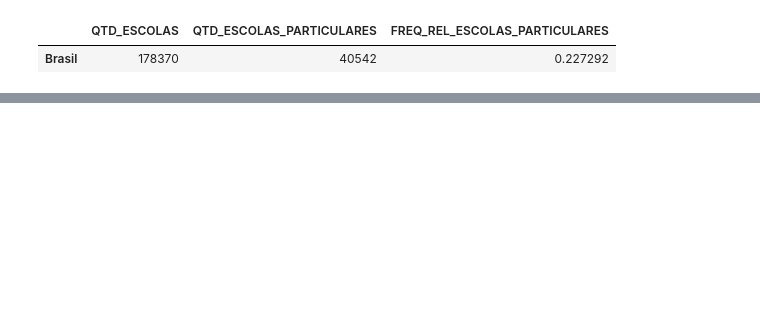
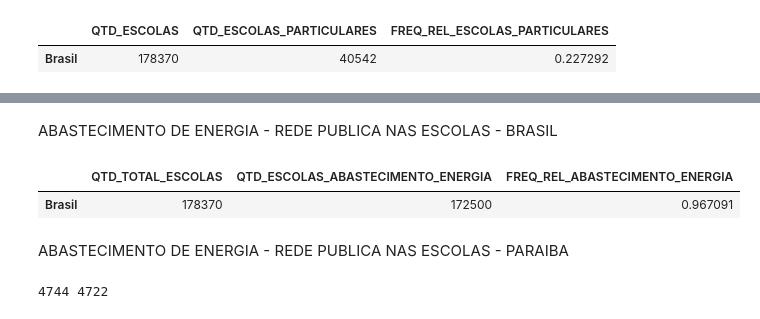
Before and after one commit to analluvias/dashboard, a Jupyter notebook: dashboard.ipynb, the cells around one changed output, grey strips where cells are left out. Cells and saved outputs as stored; diff of their text form; code cells hidden in the pictures; blank space fills up the shorter version.

```diff
--- a/dashboard.ipynb
+++ b/dashboard.ipynb
@@ -330,0 +379,24 @@ dados_escolas_agua_pb
+# %% [markdown]
+ABASTECIMENTO DE ENERGIA - REDE PUBLICA NAS ESCOLAS - BRASIL
+# %%
+dados_escolas_energia_brasil = [[hfreq_energia["QTD_TOTAL_ESCOLAS"].sum(), hfreq_energia["QTD_ESCOLAS_ABASTECIMENTO_ENERGIA"].sum(), hfreq_energia["QTD_ESCOLAS_ABASTECIMENTO_ENERGIA"].sum()/hfreq_energia["QTD_TOTAL_ESCOLAS"].sum()]]
+
+dados_escolas_energia_brasil  = pd.DataFrame(dados_escolas_energia_brasil, columns=['QTD_TOTAL_ESCOLAS', 'QTD_ESCOLAS_ABASTECIMENTO_ENERGIA', 'FREQ_REL_ABASTECIMENTO_ENERGIA'])
+
+dados_escolas_energia_brasil.rename(index={0:'Brasil'},inplace=True)
+
+dados_escolas_energia_brasil
+# %% [output]
+|  | QTD_TOTAL_ESCOLAS | QTD_ESCOLAS_ABASTECIMENTO_ENERGIA | FREQ_REL_ABASTECIMENTO_ENERGIA |
+| Brasil | 178370 | 172500 | 0.967091 |
+# %% [markdown]
+ABASTECIMENTO DE ENERGIA - REDE PUBLICA NAS ESCOLAS - PARAIBA
+# %%
+df_PB = df[df["NO_UF"]=="Paraíba"]
+total_esc_pb = len(df_PB)
+pb = df_PB[df_PB["IN_ENERGIA_REDE_PUBLICA"] == 1]
+total_energia_pb = len(pb)
+
+print(total_esc_pb, total_energia_pb)
+# %% [output]
+4744 4722
```
Also changed, not shown: parts of 42 cells of this notebook.
